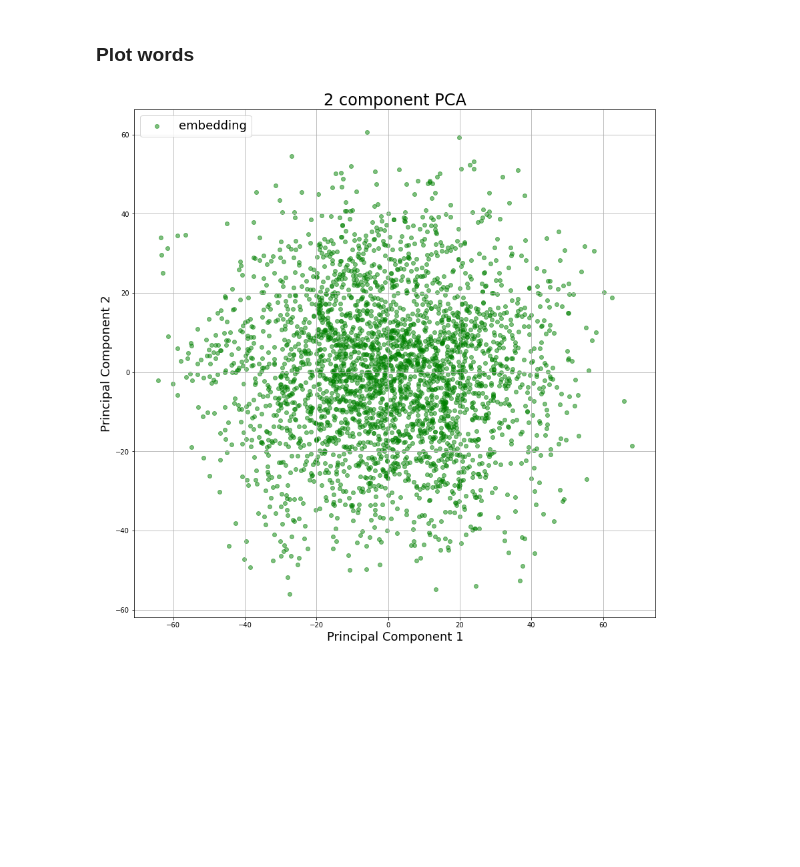
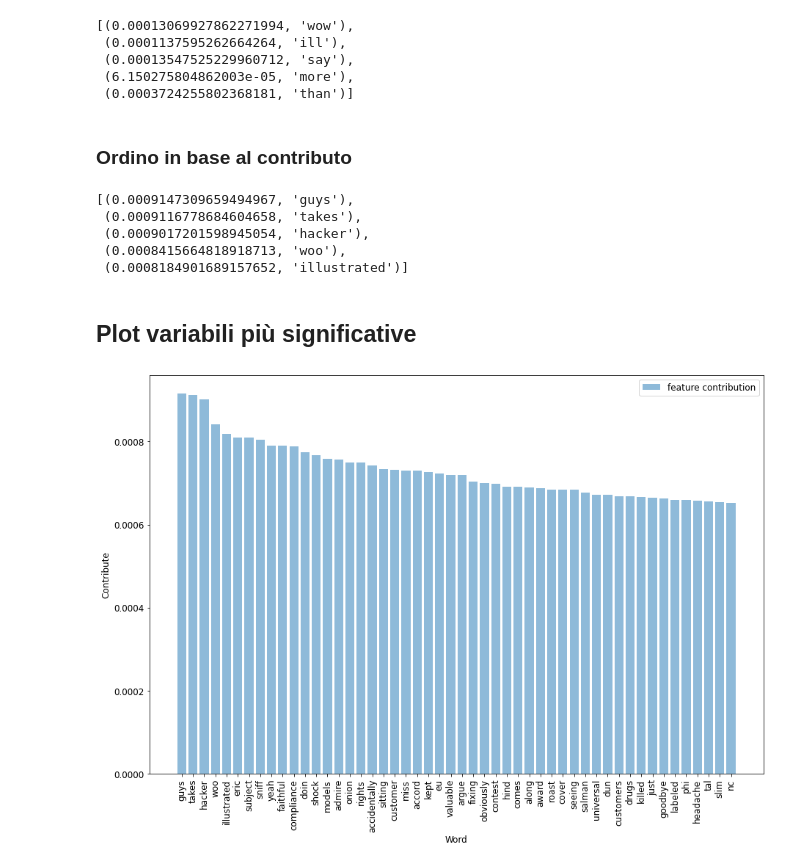
Before and after one commit to gianlucagiudice/irony-detection, a Jupyter notebook: notebooks/pca_embeddings.ipynb, the cells around one changed output. Cells and saved outputs as stored; diff of their text form; code cells hidden in the pictures; blank space fills up the shorter version.

Commit message:
PCA embeddings

```diff
--- a/notebooks/pca_embeddings.ipynb
+++ b/notebooks/pca_embeddings.ipynb
@@ -25,0 +58,4 @@ df
+# %%
+# Transpose the matrix
+matrix_t = df.transpose()
+matrix_t
@@ -25,0 +79,5 @@ df
+# %%
+from sklearn.decomposition import PCA
+
+pca = PCA()
+pca.fit(matrix_t)
@@ -26,17 +165,48 @@ df
+# %%
+components = pca.components_
+
+abs_components = abs(np.sum(components, axis=0))
+
+contribution = abs_components / sum(abs_components)
+contribution = list(zip(contribution, df.index))
+contribution[:5]
+# %% [output]
+[(0.00013069927862271994, 'wow'),
+ (0.0001137595262664264, 'ill'),
+ (0.00013547525229960712, 'say'),
+ (6.150275804862003e-05, 'more'),
+ (0.0003724255802368181, 'than')]
+# %% [markdown]
+### Ordino in base al contributo
+# %%
+contribution_sorted = sorted(contribution, key=lambda x: x[0], reverse=True)
+contribution_sorted[:5]
+# %% [output]
+[(0.0009147309659494967, 'guys'),
+ (0.0009116778684604658, 'takes'),
+ (0.0009017201598945054, 'hacker'),
+ (0.0008415664818918713, 'woo'),
+ (0.0008184901689157652, 'illustrated')]
 # %% [markdown]
-### Plot words
+## Plot variabili più significative
-# %%
-import matplotlib.pyplot as plt
-from matplotlib.cm import get_cmap
-
-fig = plt.figure(figsize = (14, 14))
-ax = fig.add_subplot(1,1,1)
-ax.set_xlabel('Principal Component 1', fontsize = 18)
-ax.set_ylabel('Principal Component 2', fontsize = 18)
-ax.set_title('2 component PCA', fontsize = 24)
-# Plot words
-ax.scatter(df["principal component 1"], df["principal component 2"], c='g', label='embedding', alpha=0.5)
-ax.grid()
-plt.legend(loc='upper left', fontsize = 18);
-# %% [output]
-[figure, removed]
+# %%
+K = 50
+
+top_contribution_sorted = contribution_sorted[:K]
+
+Y_DIM = 10
+X_DIM = 15
+
+values = np.array([x for x, _ in top_contribution_sorted])
+words = [x for _, x in top_contribution_sorted]
+
+plt.figure(figsize=(X_DIM, Y_DIM))
+plt.subplot(1, 1, 1)
+plt.bar(range(1, K + 1), values, alpha=0.5, label='feature contribution', align='center')
+plt.ylabel('Contribute')
+plt.xlabel('Word')
+plt.xticks(range(1, K+1), words, rotation='vertical')
+plt.legend(loc='best')
+plt.show()
+# %% [output]
+[figure, added]
```
Also changed, not shown: parts of 21 cells of this notebook, 9 other files.
